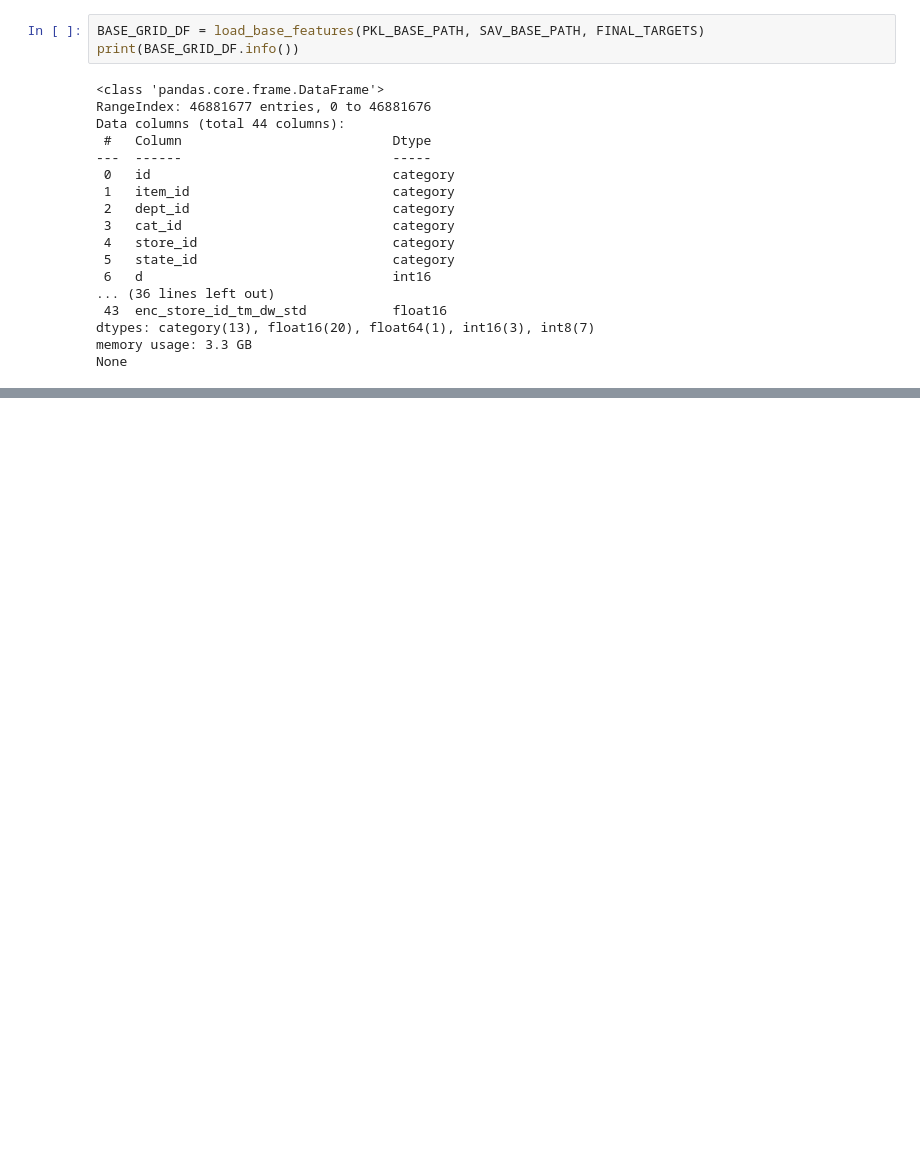
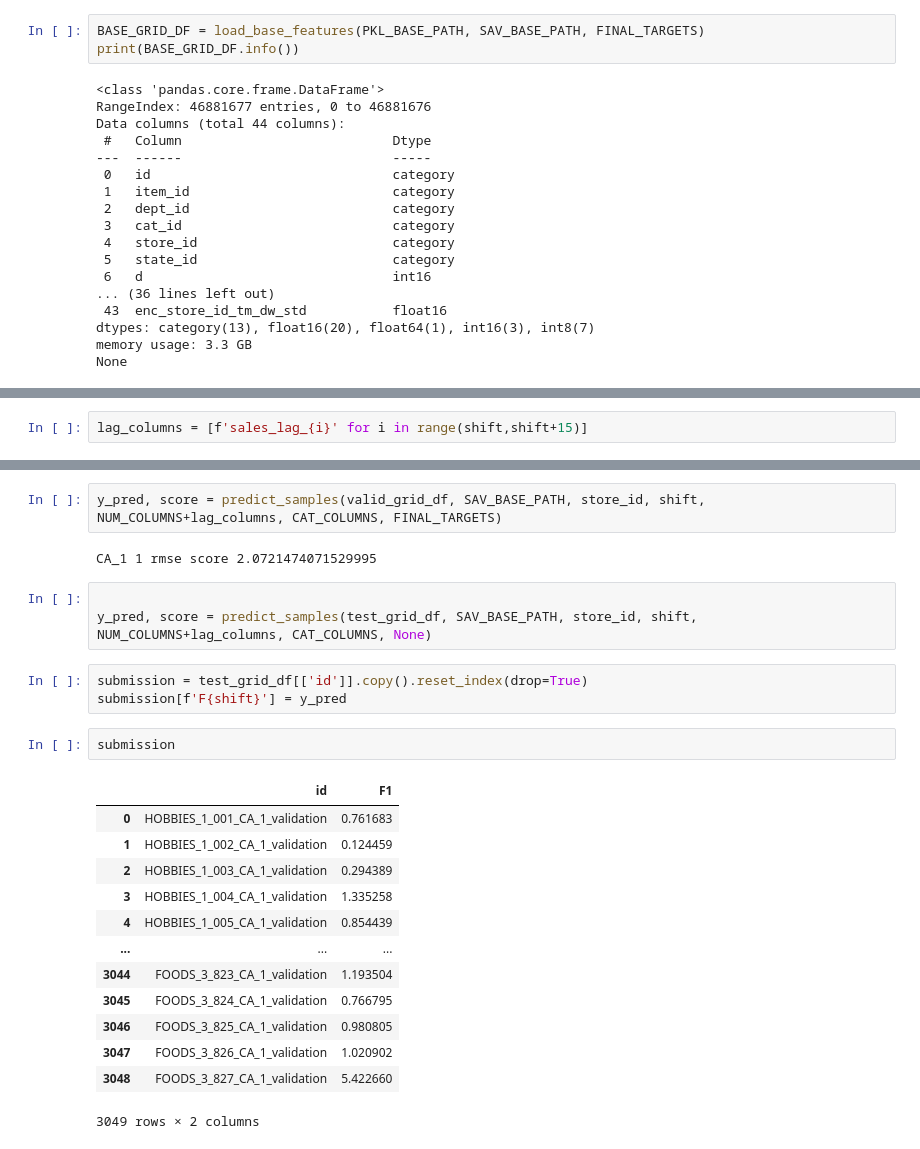
Before and after one commit to arhow/m5_forecasting_accuracy, a Jupyter notebook: notebook/gen_lgb_model_by_shift_storeid.ipynb, the cells around one changed output, grey strips where cells are left out. Saved outputs shown, nothing was run; the diff lists cells and outputs as text; blank space fills up the shorter version.

```diff
--- a/notebook/gen_lgb_model_by_shift_storeid.ipynb
+++ b/notebook/gen_lgb_model_by_shift_storeid.ipynb
@@ -178,0 +200,2 @@ shift
+# %%
+lag_columns = [f'sales_lag_{i}' for i in range(shift,shift+15)]
@@ -178,0 +238,26 @@ shift
+# %%
+y_pred, score = predict_samples(valid_grid_df, SAV_BASE_PATH, store_id, shift, NUM_COLUMNS+lag_columns, CAT_COLUMNS, FINAL_TARGETS)
+# %% [output]
+CA_1 1 rmse score 2.0721474071529995
+# %%
+
+y_pred, score = predict_samples(test_grid_df, SAV_BASE_PATH, store_id, shift, NUM_COLUMNS+lag_columns, CAT_COLUMNS, None)
+# %%
+submission = test_grid_df[['id']].copy().reset_index(drop=True)
+submission[f'F{shift}'] = y_pred
+# %%
+submission
+# %% [output]
+|  | id | F1 |
+| 0 | HOBBIES_1_001_CA_1_validation | 0.761683 |
+| 1 | HOBBIES_1_002_CA_1_validation | 0.124459 |
+| 2 | HOBBIES_1_003_CA_1_validation | 0.294389 |
+| 3 | HOBBIES_1_004_CA_1_validation | 1.335258 |
+| 4 | HOBBIES_1_005_CA_1_validation | 0.854439 |
+| ... | ... | ... |
+| 3044 | FOODS_3_823_CA_1_validation | 1.193504 |
+| 3045 | FOODS_3_824_CA_1_validation | 0.766795 |
+| 3046 | FOODS_3_825_CA_1_validation | 0.980805 |
+| 3047 | FOODS_3_826_CA_1_validation | 1.020902 |
+| 3048 | FOODS_3_827_CA_1_validation | 5.422660 |
+3049 rows × 2 columns
```
Also changed, not shown: parts of 9 cells of this notebook.
